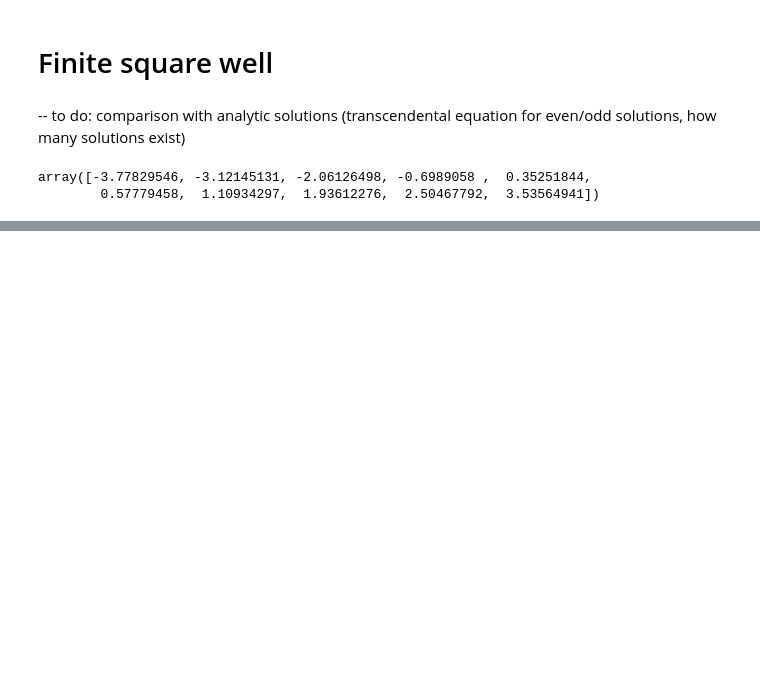
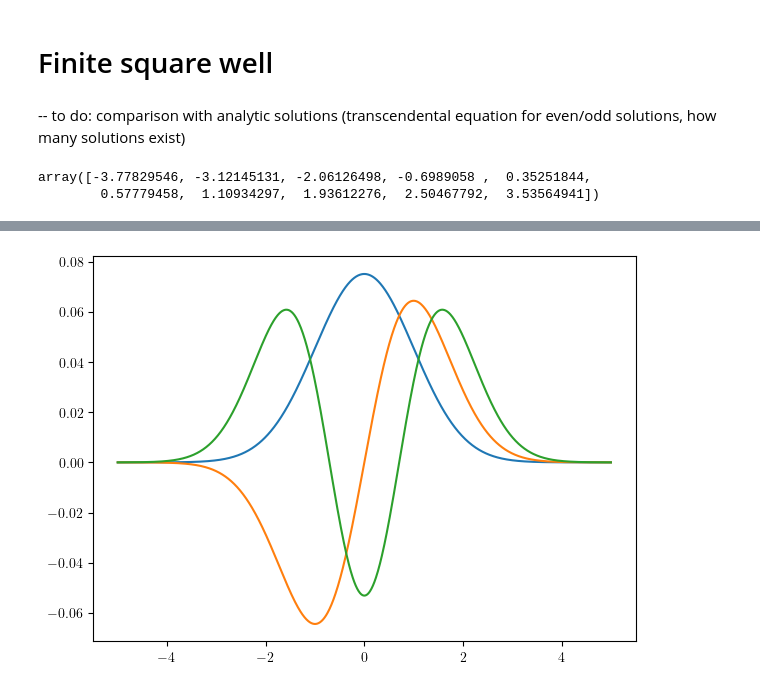
Before and after one commit to rwhitehill/CP-PHYS811-F24, a Jupyter notebook: P3/main.ipynb, the cells around one changed output, grey strips where cells are left out. Drawn from its saved outputs; the diff is of its cells as text; code cells hidden in the pictures; blank space fills up the shorter version.

```diff
--- a/P3/main.ipynb
+++ b/P3/main.ipynb
@@ -90,0 +192,13 @@ plt.show()
+# %%
+nrows,ncols = 1,1
+fig,ax = plt.subplots(nrows=nrows,ncols=ncols,figsize=(7*ncols,5*nrows))
+
+ax.plot(x,psi[0])
+ax.plot(x,psi[1])
+ax.plot(x,psi[2])
+# ax.plot(x,psi[3])
+# ax.plot(x,psi[4])
+
+plt.show()
+# %% [output]
+[figure, added]
```
Also changed, not shown: parts of 13 cells of this notebook.
